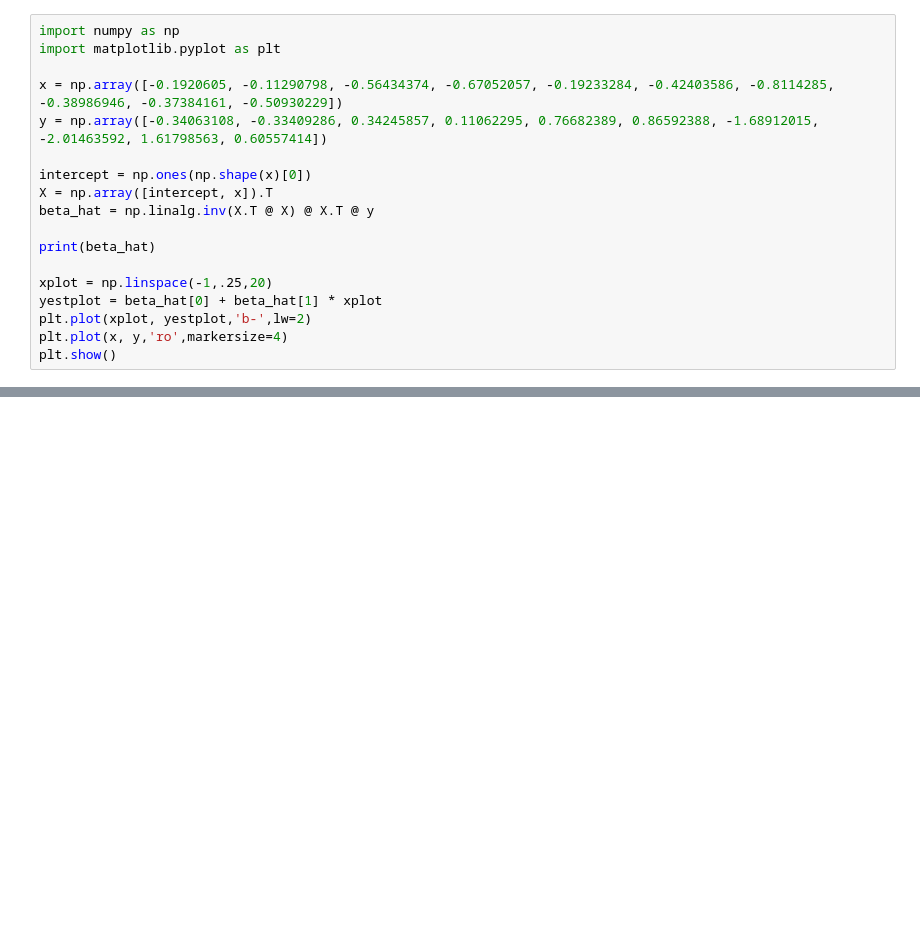
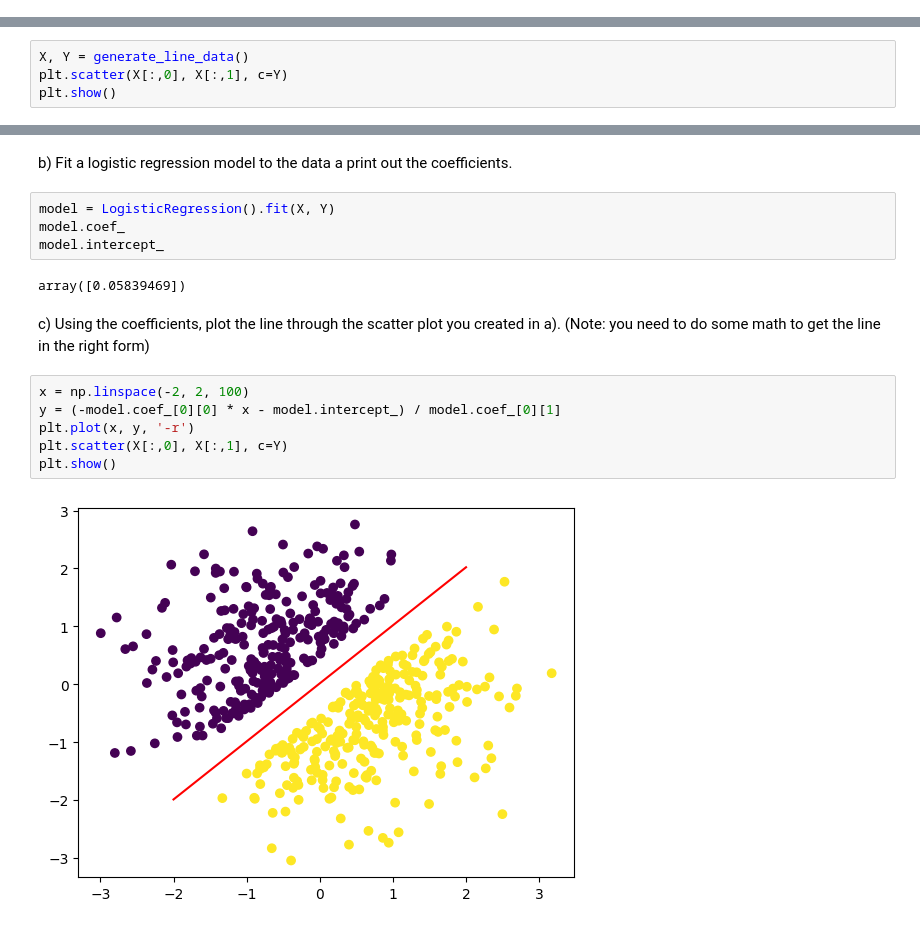
Before and after one commit to KTRimey/Data-Science-Fundamentals, a Jupyter notebook: lecture_21/worksheet_21.ipynb, the cells around one changed output, grey strips where cells are left out. Drawn from its saved outputs; the diff is of its cells as text; blank space fills up the shorter version.

```diff
--- a/lecture_21/worksheet_21.ipynb
+++ b/lecture_21/worksheet_21.ipynb
@@ -169,18 +0,0 @@ f) You are given the following dataset:
-# %%
-import numpy as np
-import matplotlib.pyplot as plt
-
-x = np.array([-0.1920605, -0.11290798, -0.56434374, -0.67052057, -0.19233284, -0.42403586, -0.8114285, -0.38986946, -0.37384161, -0.50930229])
-y = np.array([-0.34063108, -0.33409286, 0.34245857, 0.11062295, 0.76682389, 0.86592388, -1.68912015, -2.01463592, 1.61798563, 0.60557414])
-
-intercept = np.ones(np.shape(x)[0])
-X = np.array([intercept, x]).T
-beta_hat = np.linalg.inv(X.T @ X) @ X.T @ y
-
-print(beta_hat)
-
-xplot = np.linspace(-1,.25,20)
-yestplot = beta_hat[0] + beta_hat[1] * xplot
-plt.plot(xplot, yestplot,'b-',lw=2)
-plt.plot(x, y,'ro',markersize=4)
-plt.show()
@@ -191,0 +48,4 @@ what is the probability of observing a dataset at least as extreme as the above
+# %%
+X, Y = generate_line_data()
+plt.scatter(X[:,0], X[:,1], c=Y)
+plt.show()
@@ -191,0 +54,18 @@ what is the probability of observing a dataset at least as extreme as the above
+# %% [markdown]
+b) Fit a logistic regression model to the data a print out the coefficients.
+# %%
+model = LogisticRegression().fit(X, Y)
+model.coef_
+model.intercept_
+# %% [output]
+array([0.05839469])
+# %% [markdown]
+c) Using the coefficients, plot the line through the scatter plot you created in a). (Note: you need to do some math to get the line in the right form)
+# %%
+x = np.linspace(-2, 2, 100)
+y = (-model.coef_[0][0] * x - model.intercept_) / model.coef_[0][1]
+plt.plot(x, y, '-r')
+plt.scatter(X[:,0], X[:,1], c=Y)
+plt.show()
+# %% [output]
+[figure, added]
```
Also changed, not shown: parts of 32 cells of this notebook, 1 other file.
